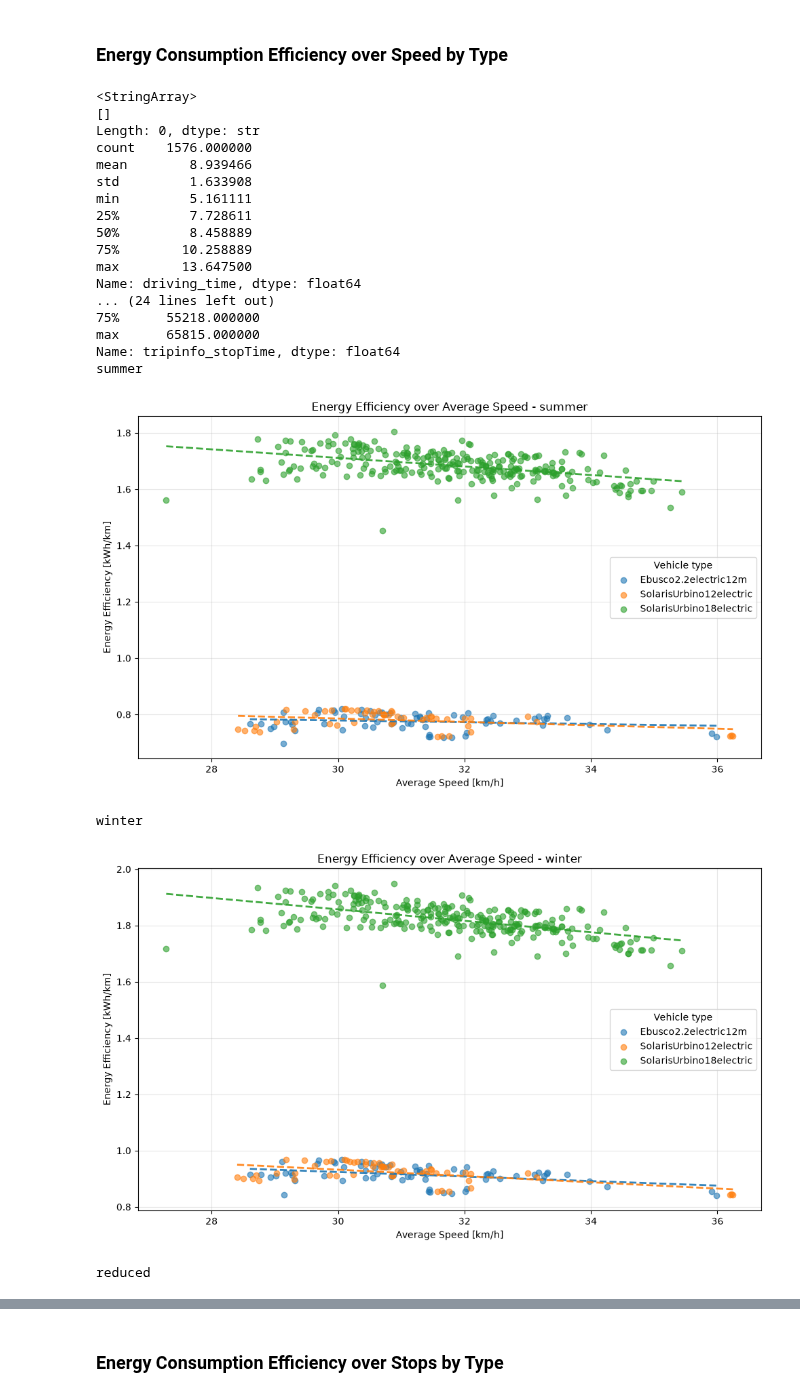
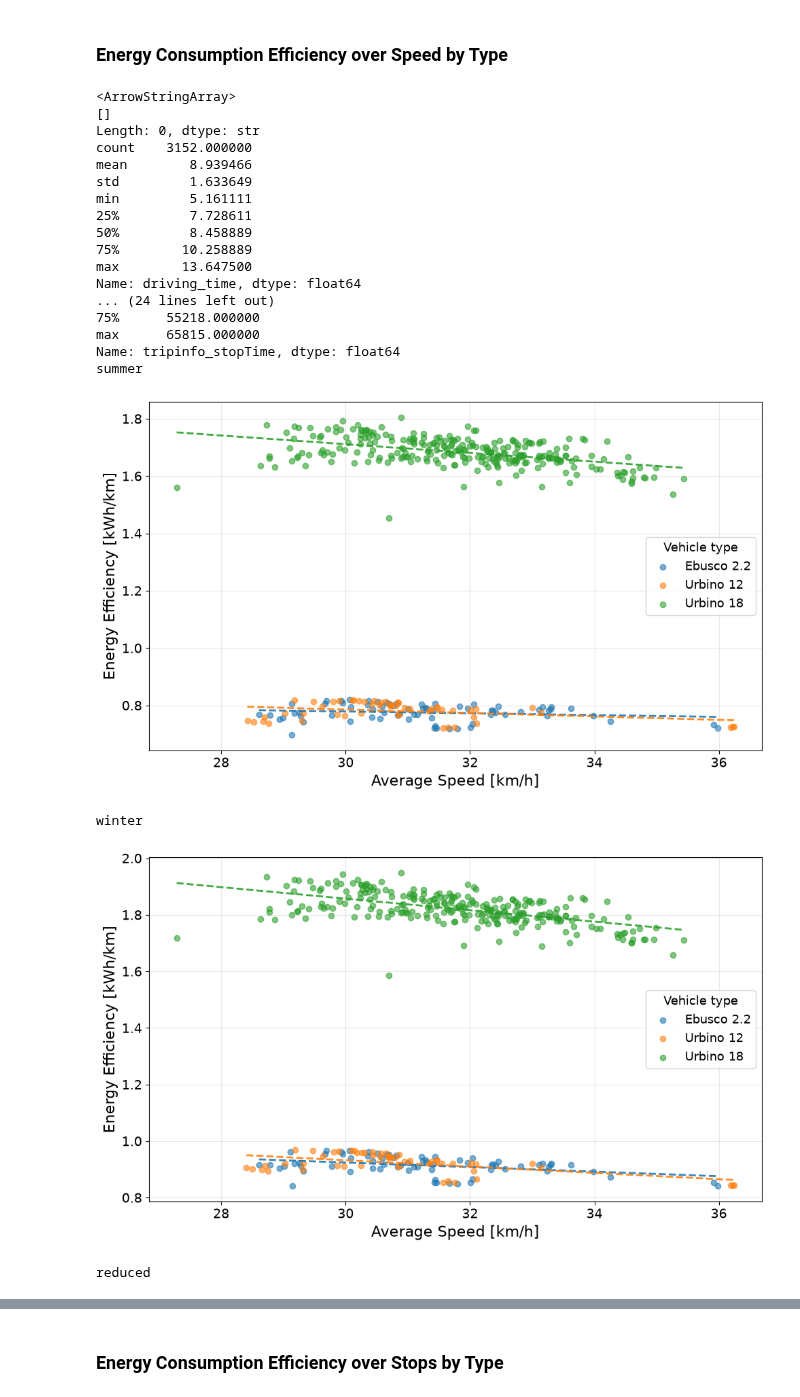
Before and after one commit to sven-vorg/best-ebus, a Jupyter notebook: scenario/eBuS/analysis/vehicles/vehicle_analysis.ipynb, the cells around one changed output, grey strips where cells are left out. Cells and saved outputs as stored; diff of their text form; code cells hidden in the pictures.

```diff
--- a/scenario/eBuS/analysis/vehicles/vehicle_analysis.ipynb
+++ b/scenario/eBuS/analysis/vehicles/vehicle_analysis.ipynb
@@ -8,8 +8,8 @@ import numpy as np
 # %%
 PALETTE = ["#4C72B0", "#DD8452", "#55A868", "#C44E52", "#8172B2", "#937860"]
 DATABASE_PATH = "../../database/eBuS.duckdb"
-#OUTPUT_PATH = Path(r"C:\Users\Ralop\Nextcloud\Masterarbeit\Grafiken\NewPlots")
-OUTPUT_PATH = Path(r"C:\Users\svens\Nextcloud\Masterarbeit\Grafiken\FinalPlots")
+OUTPUT_PATH = Path(r"C:\Users\Ralop\Nextcloud\Masterarbeit\Grafiken\FinalPlots")
+#OUTPUT_PATH = Path(r"C:\Users\svens\Nextcloud\Masterarbeit\Grafiken\FinalPlots")
 VEHICLE_DICT = {"Ebusco2.2electric12m": "Ebusco 2.2", "SolarisUrbino12electric": "Urbino 12", "SolarisUrbino18electric": "Urbino 18"}
 # %% [markdown]
 ### Energy Efficiency in kW/km for V-Type per Instance
@@ -469,7 +381,7 @@ def energy_efficiency_over_avg_speed():
                 scatter = ax.scatter(
                     vtype_subset["average_speed"],
                     vtype_subset["efficiency"],
-                    label=vtype,
+                    label=VEHICLE_DICT[vtype],
                     alpha=0.6
                 )
                 color = scatter.get_facecolor()[0]
@@ -493,44 +405,45 @@ def energy_efficiency_over_avg_speed():
                         linewidth=2
                     )
 
-            ax.set_xlabel("Average Speed [km/h]")
-            ax.set_ylabel("Energy Efficiency [kWh/km]")
-            ax.set_title(f"Energy Efficiency over Average Speed - {scenario}")
-            ax.legend(title="Vehicle type")
+            ax.set_xlabel("Average Speed [km/h]", fontsize=16)
+            ax.set_ylabel("Energy Efficiency [kWh/km]", fontsize=16)
+            ax.tick_params(axis='y', labelsize=14)
+            ax.tick_params(axis='x', labelsize=14)
+            ax.legend(title="Vehicle type", fontsize=13,title_fontsize=13)
             ax.grid(True, alpha=0.3)
 
             output_file = OUTPUT_PATH / f"{scenario}_efficiency_over_speed.pdf"
             fig.tight_layout()
             fig.savefig(
                 output_file,
                 format="pdf",
                 bbox_inches="tight"
             )
 
 
             plt.show()
             plt.close(fig)
 
 energy_efficiency_over_avg_speed()
 # %% [output]
-<StringArray>
+<ArrowStringArray>
 []
 Length: 0, dtype: str
-count    1576.000000
+count    3152.000000
 mean        8.939466
-std         1.633908
+std         1.633649
 min         5.161111
 25%         7.728611
 50%         8.458889
 75%        10.258889
 max        13.647500
 Name: driving_time, dtype: float64
 ... (24 lines left out)
 75%      55218.000000
 max      65815.000000
 Name: tripinfo_stopTime, dtype: float64
 summer
-[figure, old version]
+[figure, new version]
 winter
-[figure, old version]
+[figure, new version]
 reduced
```
Also changed, not shown: parts of 6 cells of this notebook, 2 other files.
